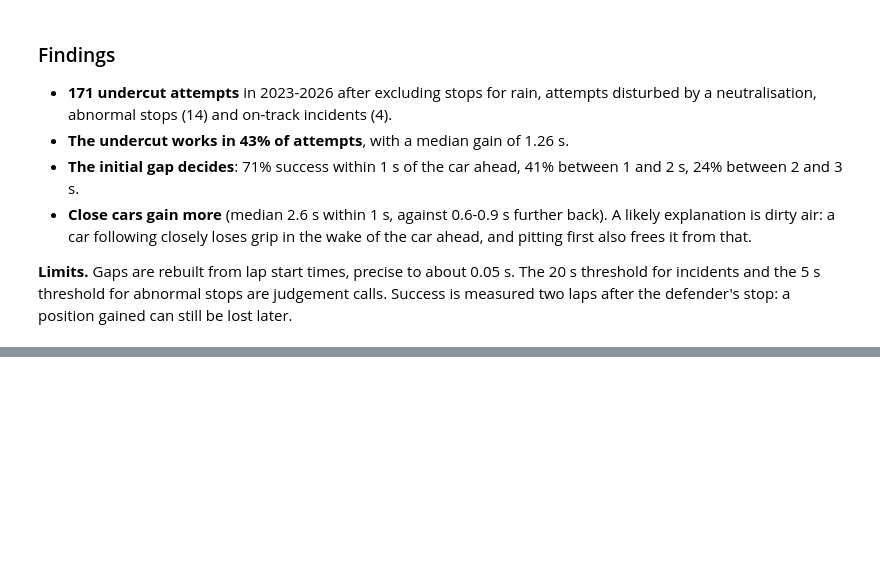
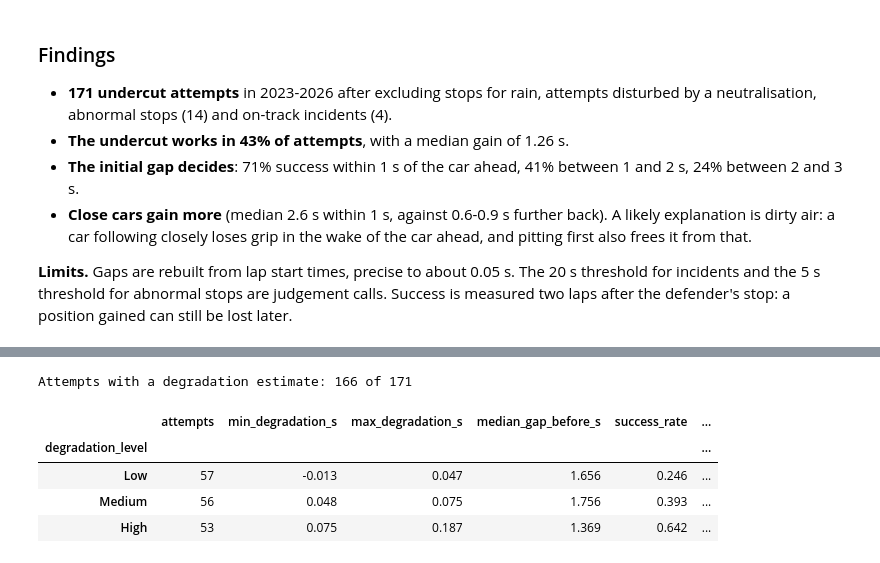
Before and after one commit to bscocca/f1-strategy-analysis, a Jupyter notebook: notebooks/04_undercut.ipynb, the cells around one changed output, grey strips where cells are left out. Drawn from its saved outputs; the diff is of its cells as text; code cells hidden in the pictures; blank space fills up the shorter version.

```diff
--- a/notebooks/04_undercut.ipynb
+++ b/notebooks/04_undercut.ipynb
@@ -352,0 +358,33 @@ by_gap.round(2)
+# %%
+degradation = pd.read_parquet(Path("../data/processed/tyre_degradation_by_race.parquet"))
+
+race_degradation = (
+    degradation.groupby("session_key")["degradation_s_per_lap"]
+    .mean()
+    .rename("race_degradation_s_per_lap")
+    .reset_index()
+)
+
+with_degradation = attempts.merge(race_degradation, on="session_key", how="inner")
+print(f"Attempts with a degradation estimate: {len(with_degradation)} of {len(attempts)}")
+
+with_degradation["degradation_level"] = pd.qcut(
+    with_degradation["race_degradation_s_per_lap"], q=3, labels=["Low", "Medium", "High"]
+)
+
+by_degradation = with_degradation.groupby("degradation_level", observed=True).agg(
+    attempts=("success", "size"),
+    min_degradation_s=("race_degradation_s_per_lap", "min"),
+    max_degradation_s=("race_degradation_s_per_lap", "max"),
+    median_gap_before_s=("gap_before_s", "median"),
+    success_rate=("success", "mean"),
+    median_gain_s=("gain_s", "median"),
+)
+by_degradation.round(3)
+# %% [output]
+Attempts with a degradation estimate: 166 of 171
+|  | attempts | min_degradation_s | max_degradation_s | median_gap_before_s | success_rate | ... |
+| degradation_level |  |  |  |  |  | ... |
+| Low | 57 | -0.013 | 0.047 | 1.656 | 0.246 | ... |
+| Medium | 56 | 0.048 | 0.075 | 1.756 | 0.393 | ... |
+| High | 53 | 0.075 | 0.187 | 1.369 | 0.642 | ... |
```
Also changed, not shown: parts of 7 cells of this notebook, 1 other file.
